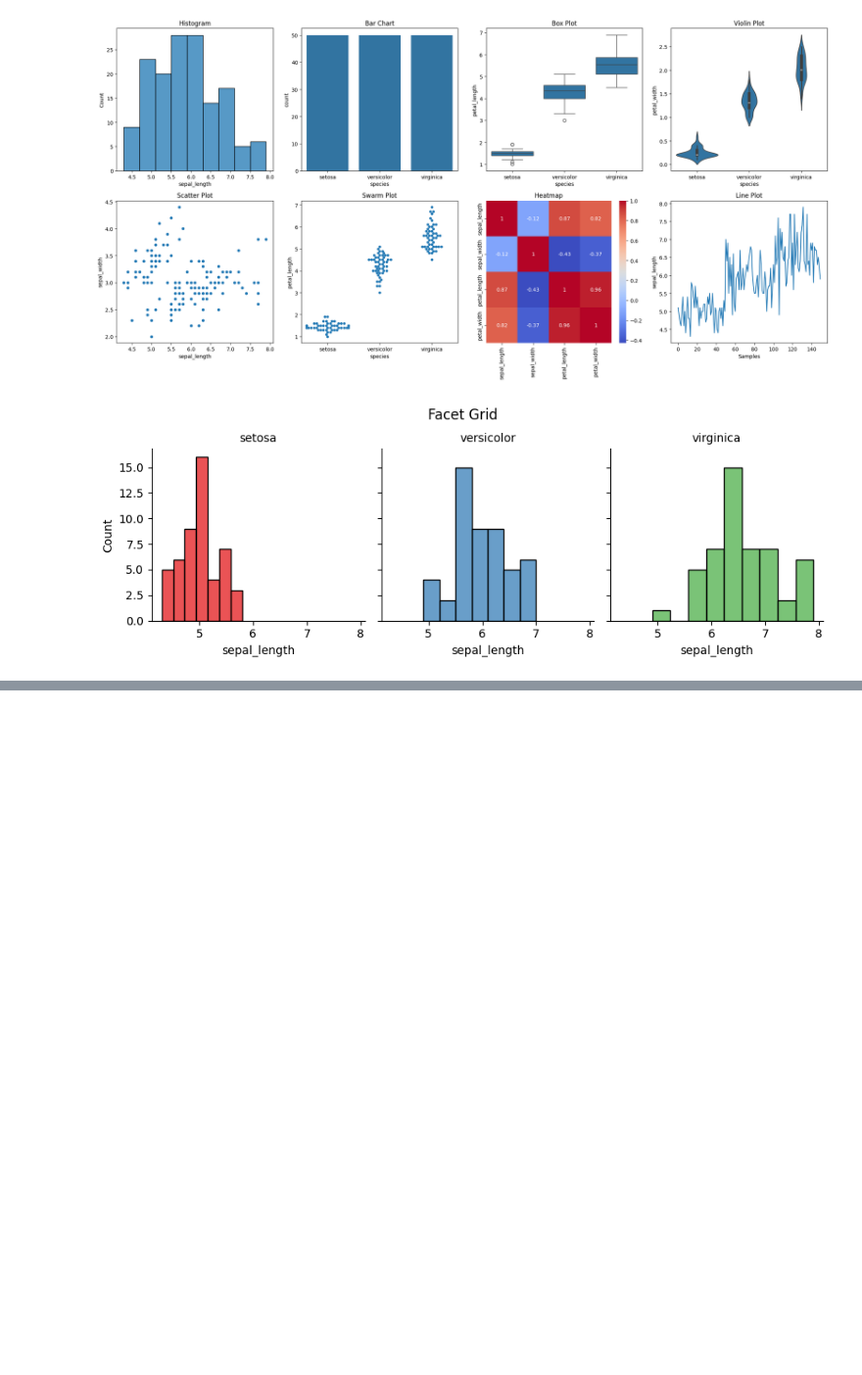
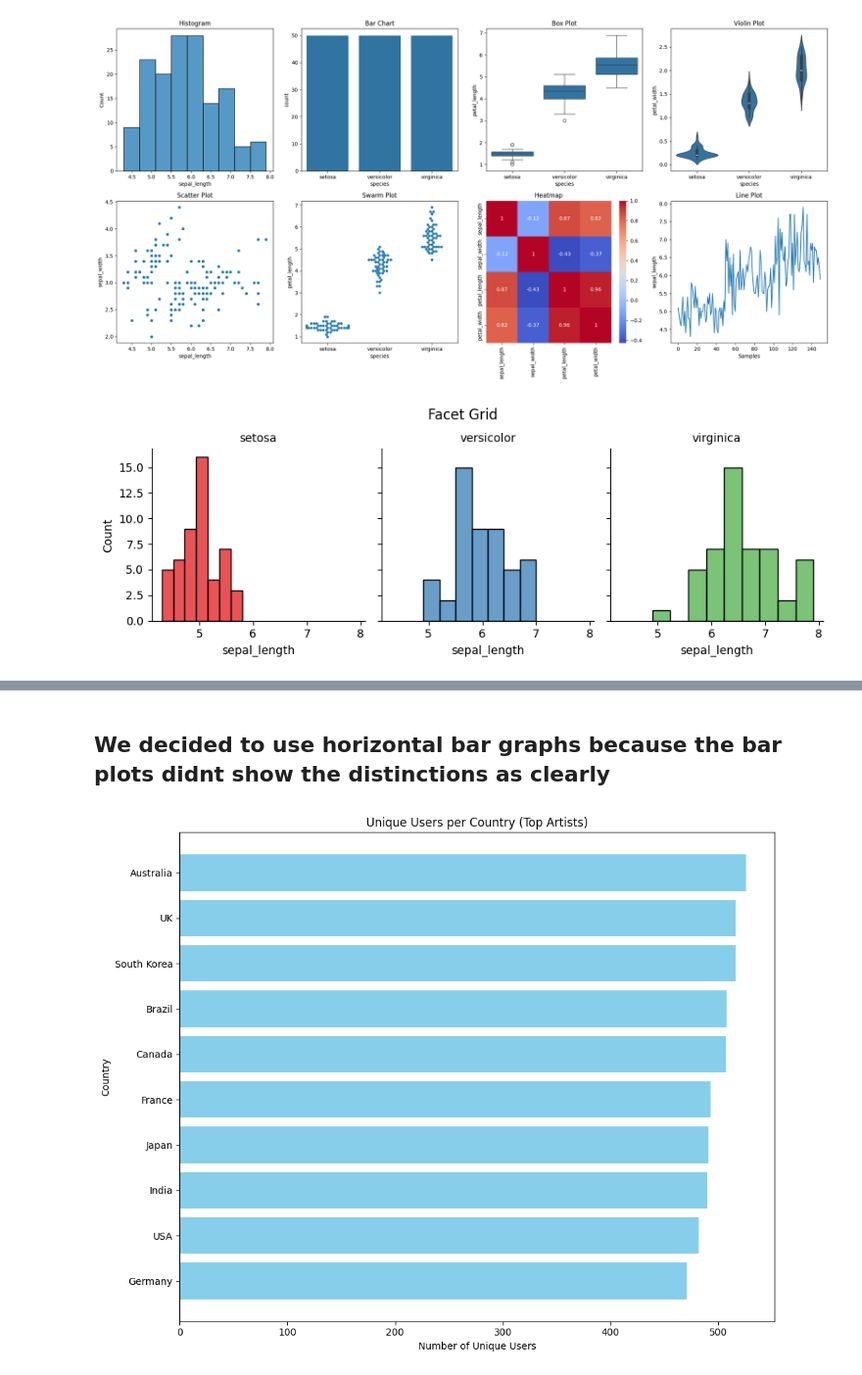
Before and after one commit to dvm14/spotify_magnified, a Jupyter notebook: src/exploratory_data_analysis.ipynb, the cells around one changed output, grey strips where cells are left out. Shown: that part at 98% size. Saved outputs shown, nothing was run; the diff lists cells and outputs as text; code cells hidden in the pictures; blank space fills up the shorter version.

```diff
--- a/src/exploratory_data_analysis.ipynb
+++ b/src/exploratory_data_analysis.ipynb
@@ -363,0 +445,14 @@ plt.show()
+# %% [markdown]
+## We decided to use horizontal bar graphs because the bar plots didnt show the distinctions as clearly
+# %%
+plt.figure(figsize=(10,8))
+plt.barh(users_per_country["Country"], users_per_country["User_ID"], color="skyblue")
+
+plt.xlabel("Number of Unique Users")
+plt.ylabel("Country")
+plt.title("Unique Users per Country (Top Artists)")
+plt.gca().invert_yaxis()  # largest at top
+plt.tight_layout()
+plt.show()
+# %% [output]
+[figure, added]
```
Also changed, not shown: parts of 23 cells of this notebook.
